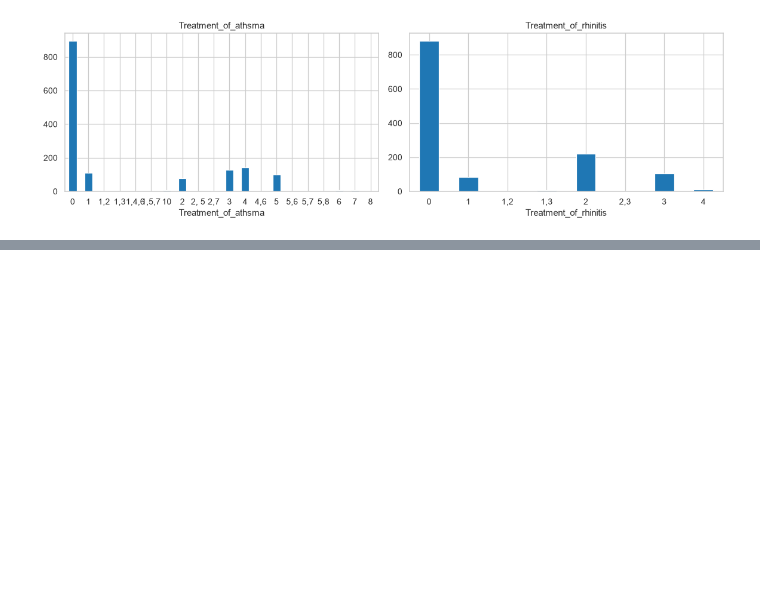
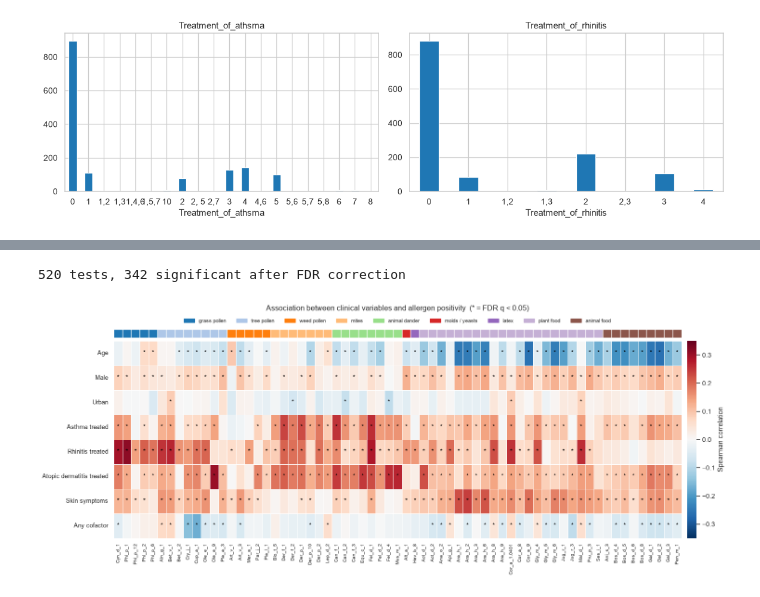
Before and after one commit to lucastabary/Allergen-Chip-Challenge, a Jupyter notebook: notebooks/01_lt_eda.ipynb, the cells around one changed output, grey strips where cells are left out. Drawn from its saved outputs; the diff is of its cells as text; code cells hidden in the pictures; blank space fills up the shorter version.

```diff
--- a/notebooks/01_lt_eda.ipynb
+++ b/notebooks/01_lt_eda.ipynb
@@ -298,0 +331,51 @@ plt.show()
+# %%
+rows = []
+for feat in features.columns:
+    for allergen in selected:
+        pair = pd.concat([features[feat], sensitized[allergen]], axis=1).dropna()
+        rho, p = spearmanr(pair.iloc[:, 0], pair.iloc[:, 1])
+        rows.append({"feature": feat, "allergen": allergen, "rho": rho, "p": p, "n": len(pair)})
+
+assoc = pd.DataFrame(rows)
+assoc["q"] = multipletests(assoc["p"], method="fdr_bh")[1]
+
+rho = assoc.pivot(index="feature", columns="allergen", values="rho").loc[features.columns, selected]
+q = assoc.pivot(index="feature", columns="allergen", values="q").loc[features.columns, selected]
+print(f"{len(assoc)} tests, {(assoc['q'] < 0.05).sum()} significant after FDR correction")
+# %% [output]
+520 tests, 342 significant after FDR correction
+# %%
+from matplotlib.patches import Patch
+
+family_colors = dict(zip(FAMILIES, sns.color_palette("tab20", len(FAMILIES))))
+vmax = np.ceil(rho.abs().max().max() * 20) / 20
+
+fig, axes = plt.subplots(2, 2, figsize=(18, 6.5),
+                         gridspec_kw={"height_ratios": [0.35, 8], "width_ratios": [60, 1],
+                                      "hspace": 0.03, "wspace": 0.02})
+(ax_fam, ax_empty), (ax, ax_cbar) = axes
+ax_empty.axis("off")
+
+# family strip above the heatmap, aligned with its columns
+ax_fam.bar(np.arange(len(selected)) + 0.5, 1, width=1,
+           color=[family_colors[family_of(c)] for c in selected])
+ax_fam.set_xlim(0, len(selected))
+ax_fam.set_ylim(0, 1)
+ax_fam.axis("off")
+
+sns.heatmap(rho, ax=ax, cbar_ax=ax_cbar, cmap="RdBu_r", center=0, vmin=-vmax, vmax=vmax,
+            annot=np.where(q < 0.05, "*", ""), fmt="", annot_kws={"fontsize": 11, "color": "black"},
+            linewidths=0.4, linecolor="white", cbar_kws={"label": "Spearman correlation"})
+ax.set_xlabel("")
+ax.set_ylabel("")
+ax.tick_params(axis="x", labelsize=8, rotation=90)
+ax.tick_params(axis="y", labelsize=10, rotation=0)
+
+present = [f for f in FAMILIES if any(family_of(c) == f for c in selected)]
+ax_fam.legend(handles=[Patch(color=family_colors[f], label=f) for f in present],
+              ncol=len(present), loc="lower center", bbox_to_anchor=(0.5, 1.1), frameon=False, fontsize=9)
+ax_fam.set_title("Association between clinical variables and allergen positivity  (* = FDR q < 0.05)",
+                 pad=32, fontsize=13)
+plt.show()
+# %% [output]
+[figure, added]
```
Also changed, not shown: parts of 8 cells of this notebook, 4 other files.
